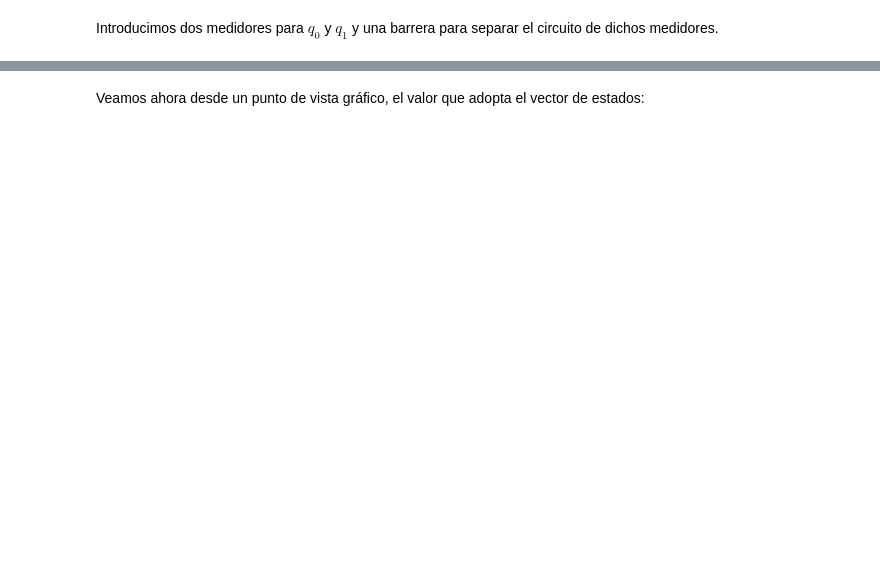
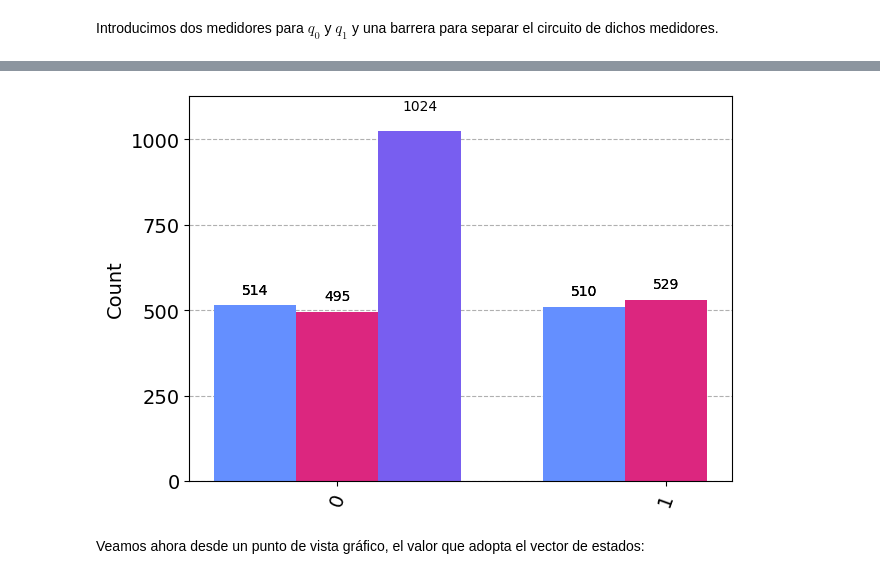
Before and after one commit to BlancaCC/ProcesamientoDeDatosAGranEscala, a Jupyter notebook: Practica opcional/Codigo.ipynb, the cells around one changed output, grey strips where cells are left out. Saved outputs shown, nothing was run; the diff lists cells and outputs as text; code cells hidden in the pictures; blank space fills up the shorter version.

```diff
--- a/Practica opcional/Codigo.ipynb
+++ b/Practica opcional/Codigo.ipynb
@@ -105,3 +241,14 @@ c_1: ═══════════════════
+# %%
+sim = Aer.get_backend('aer_simulator')
+from qiskit.ignis.verification import marginal_counts
+
+t_qc = transpile(circuit, sim)
+t_qc.save_statevector()
+counts = sim.run(t_qc).result().get_counts()
+qubit_counts = [marginal_counts(counts, [qubit]) for qubit in range(3)]
+plot_histogram(qubit_counts)
+# %% [output]
+[figure, added]
 # %% [markdown]
 Veamos ahora desde un punto de vista gráfico, el valor que adopta el vector de estados:
 # %%
```
Also changed, not shown: parts of 36 cells of this notebook.
